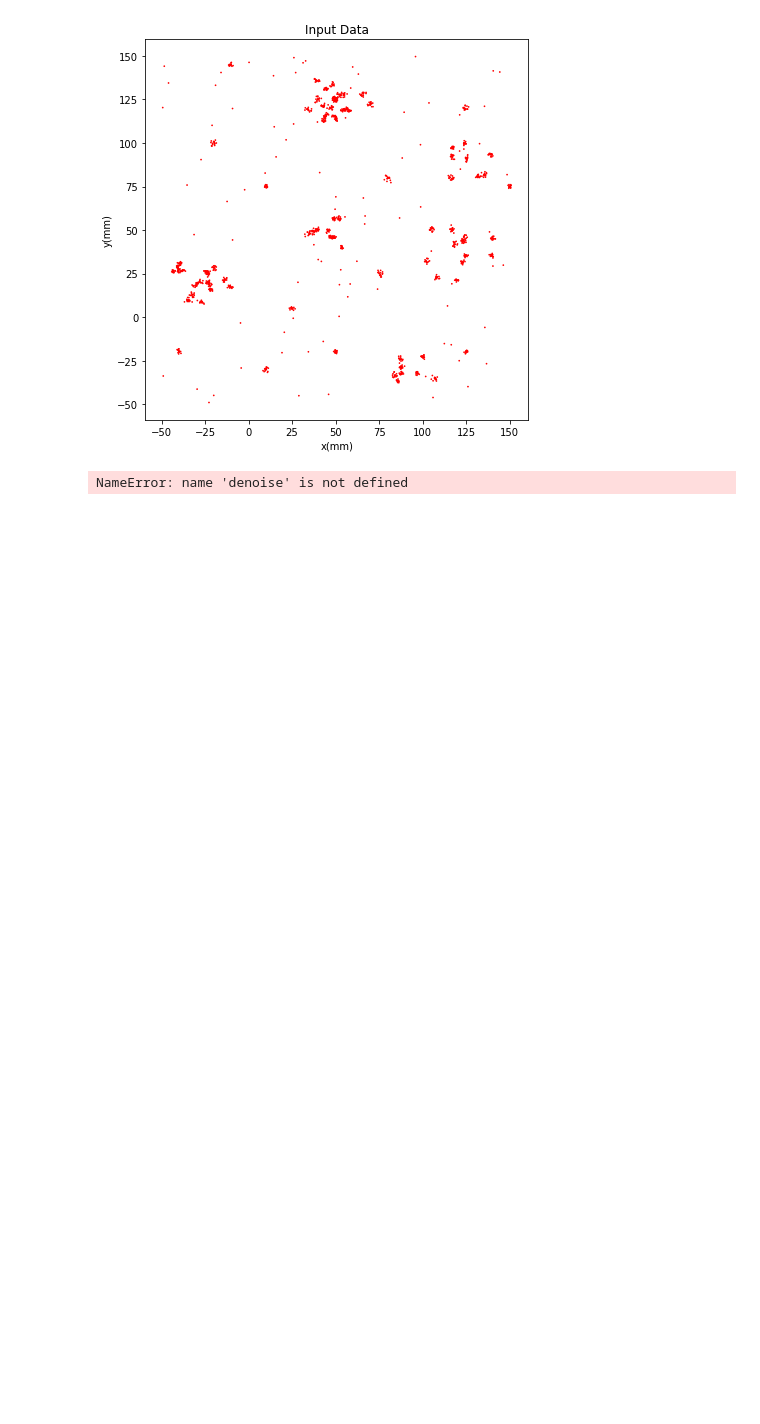
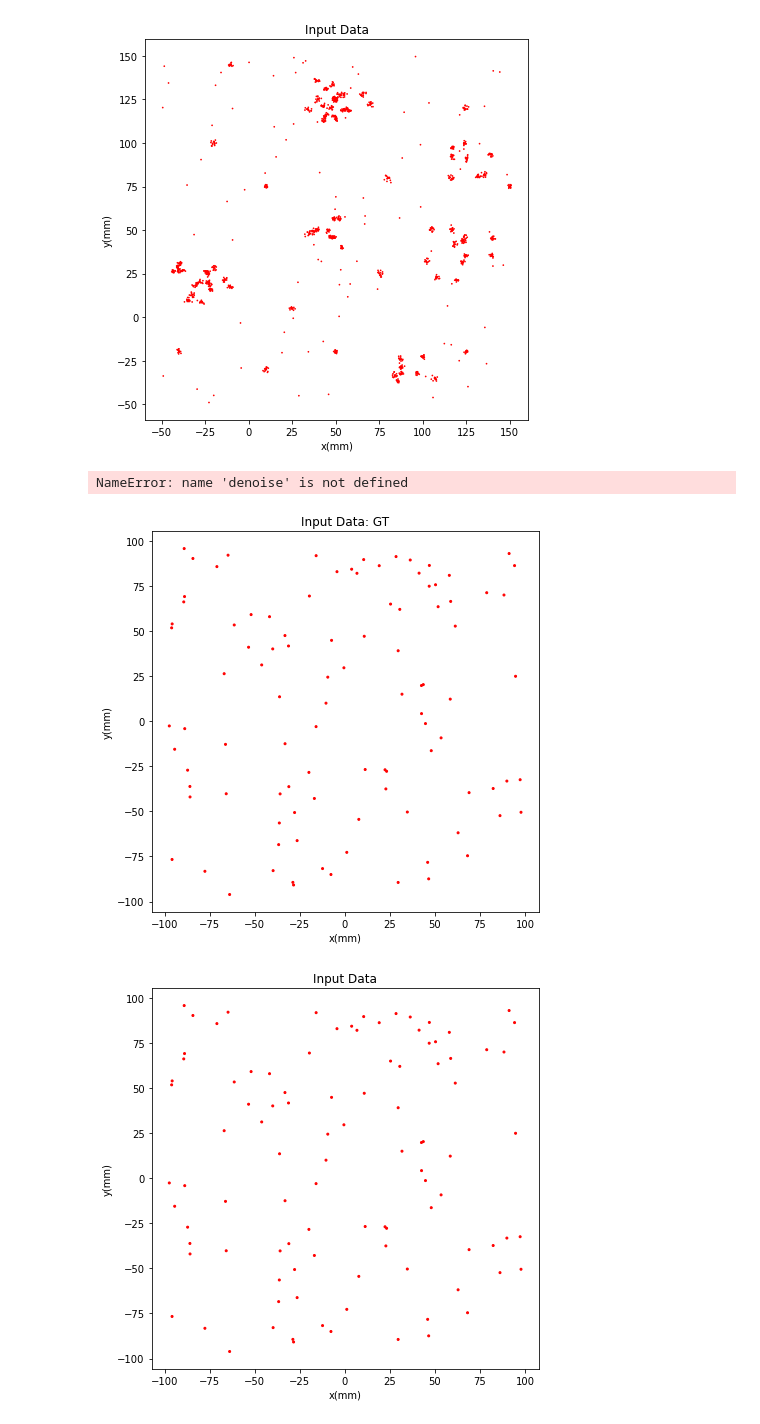
Before and after one commit to ElianaRenzo/pdm, a Jupyter notebook: Codes_exercices/my_toy_example.ipynb, the cells around one changed output. Drawn from its saved outputs; the diff is of its cells as text; code cells hidden in the pictures; blank space fills up the shorter version.

Commit message:
Ajout de la classe DataGenerator
Elle n'est pas terminée, il faut la travailler encore

```diff
--- a/Codes_exercices/my_toy_example.ipynb
+++ b/Codes_exercices/my_toy_example.ipynb
@@ -367,3 +367,58 @@ def cluster_single_scale_test(P, Sigma, not_noise_point, sigma_s, plot_eigen) :
     labels[not_noise_point] = labels_not_noise
 
     return labels, G, k
+# %%
+def give_circle_points(rmin, rmax, n_points, center):
+    # This function generates "n_points" uniform points inside a circle with center of "center",
+    # and a random radius between "r_min" and "rmax"
+    r         = np.random.uniform(rmin, rmax, 1)
+    r_s       = np.random.uniform(0, r, n_points)
+    theta_s   = np.random.uniform(0, np.pi*2, n_points)
+    sin_theta = np.sin(theta_s)
+    cos_theta = np.cos(theta_s)
+    points    = [[center[0] + r_s[i] * cos_theta[i], center[1] + r_s[i] * sin_theta[i]] for i in range(n_points)]
+    return points
+
+
+np.random.seed(11)
+
+
+truelabels = []
+k          = 0
+
+centers = [(-60, 42), (65, -40), (-35, -60), (60, 60)]
+points  = np.array([[0, 0]])
+numbers = [50, 40, 55, 45]
+'''
+for i, center in enumerate(centers):
+    temp = give_circle_points(16, 20, numbers[i], center)
+    truelabels = truelabels + [k for t in list(range(numbers[i]))]
+    k          = k + 1
+    for t in temp:
+        points = np.append(points, [t], axis=0)
+
+'''
+
+
+noise      = np.random.uniform(low=[-100, -100], high=[100, 100], size=(100,2))
+truelabels = truelabels + [k for t in  list(range(100))]
+k          = k + 1
+for t in noise:
+    points = np.append(points, [t], axis=0)
+
+points          = points[1:]
+P1              = points
+Sigma1          = np.ones((P1.shape[0], 2, 2)) * 0.5
+Sigma1[:, 0, 1] = 0
+Sigma1[:, 1, 0] = 0
+n1              = np.ones((P1.shape[0], 1)).ravel()
+truelabels      = np.array(truelabels)
+
+
+
+
+plot_points(P1, truelabels, 'Input Data: GT', 4)
+plot_points(P1, truelabels * 0, 'Input Data', 4)
+# %% [output]
+[figure, added]
+[figure, added]
```
Also changed, not shown: parts of 3 cells of this notebook, 1 other file.
